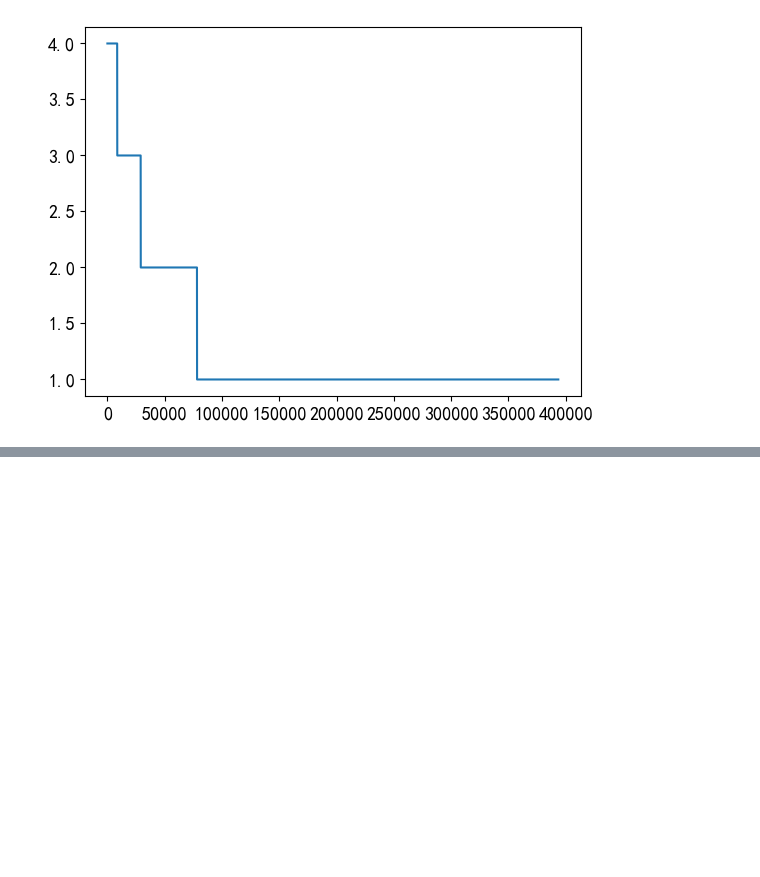
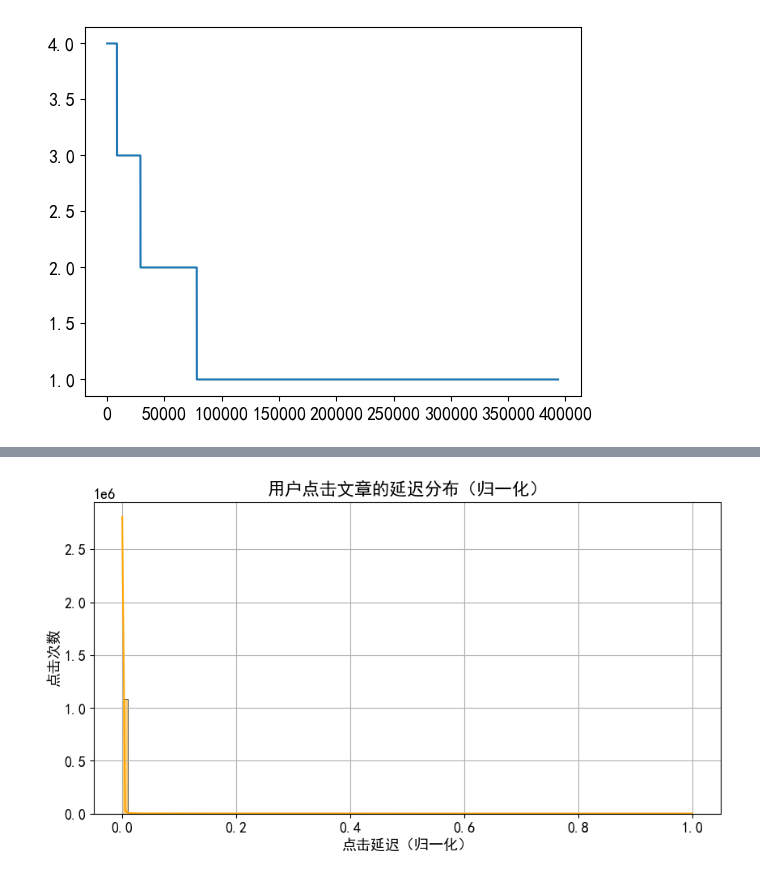
Before and after one commit to theIssacLiu/news_recommender, a Jupyter notebook: data_analysis.ipynb, the cells around one changed output, grey strips where cells are left out. Saved outputs shown, nothing was run; the diff lists cells and outputs as text; code cells hidden in the pictures; blank space fills up the shorter version.

```diff
--- a/data_analysis.ipynb
+++ b/data_analysis.ipynb
@@ -487,0 +571,11 @@ user_click_merge.groupby('user_id')['words_count'].mean().reset_index().describe
+# %%
+# 9. 可视化（归一化延迟分布）
+plt.figure(figsize=(10, 5))
+sns.histplot(user_click_merge['click_article_delay_norm'], bins=100, kde=True, color='orange')
+plt.title("用户点击文章的延迟分布（归一化）")
+plt.xlabel("点击延迟（归一化）")
+plt.ylabel("点击次数")
+plt.grid(True)
+plt.show()
+# %% [output]
+[figure, added]
```
Also changed, not shown: parts of 26 cells of this notebook.
